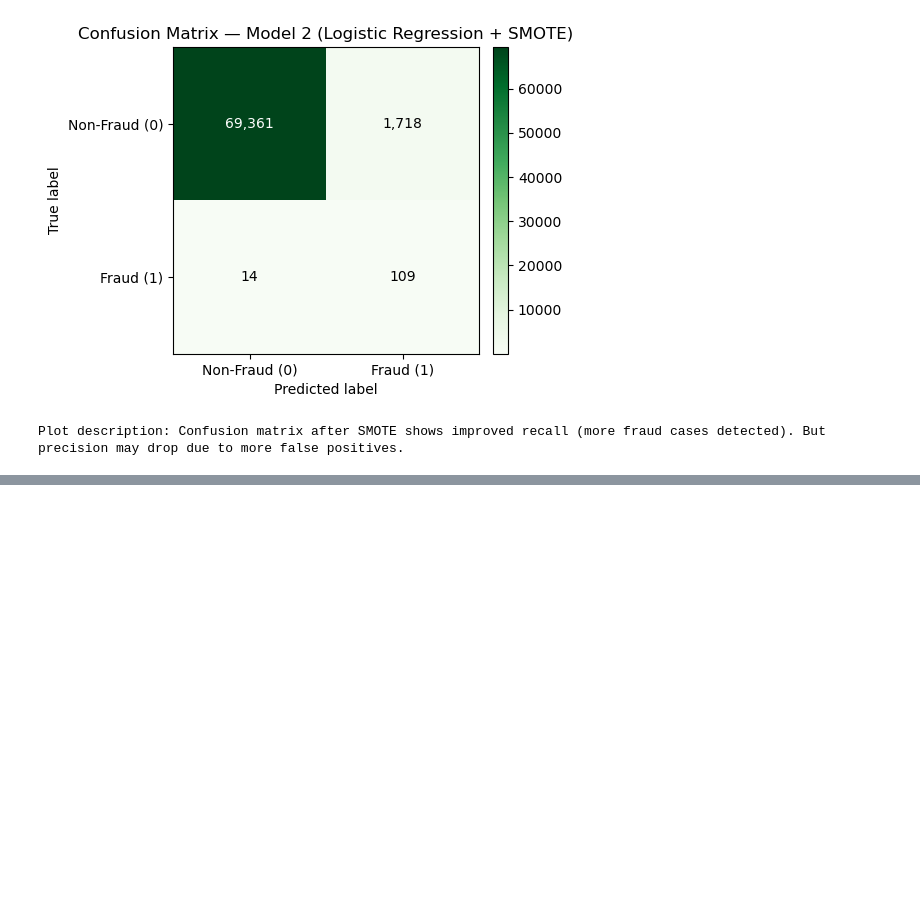
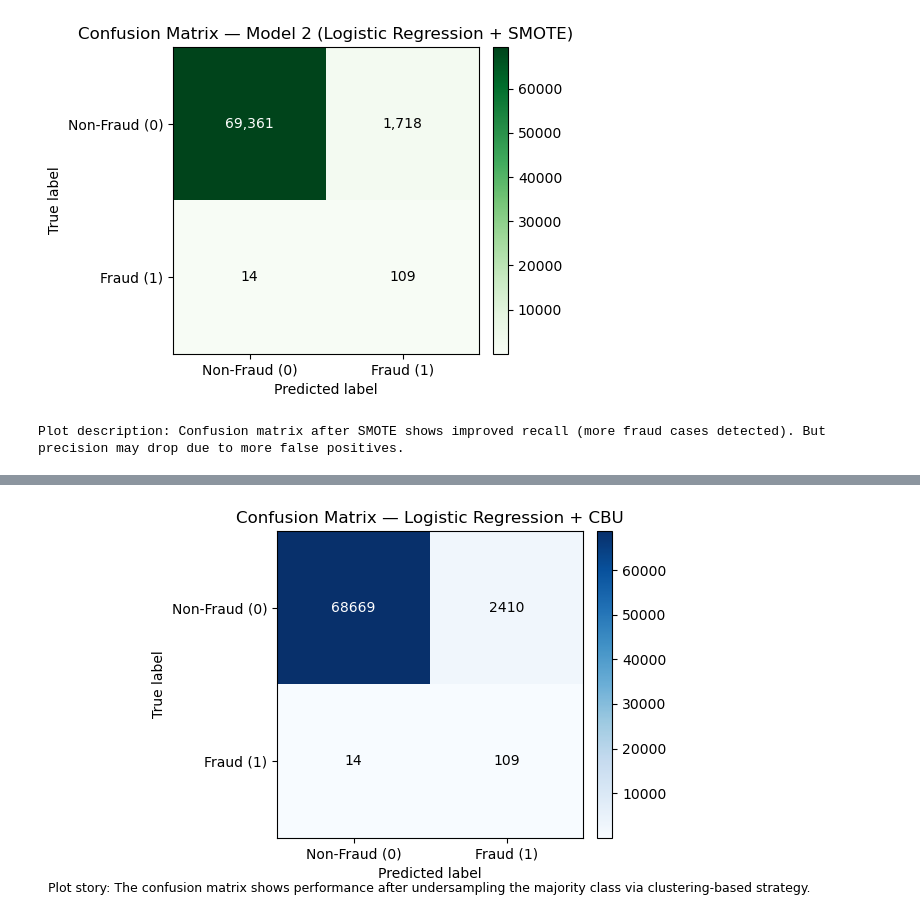
Before and after one commit to neer-patel-11/DAL_3, a Jupyter notebook: DA25M021_DAL_3.ipynb, the cells around one changed output, grey strips where cells are left out. Drawn from its saved outputs; the diff is of its cells as text; code cells hidden in the pictures; blank space fills up the shorter version.

Commit message:
Clustering-Based Undersampling (CBU)

```diff
--- a/DA25M021_DAL_3.ipynb
+++ b/DA25M021_DAL_3.ipynb
@@ -470,0 +593,28 @@ illustrates improved minority recall while controlling false positives.
+# %%
+
+#  Confusion Matrix Plot
+fig, ax = plt.subplots(figsize=(5,4))
+im = ax.imshow(cm_cbu, interpolation='nearest', cmap=plt.cm.Blues)
+ax.set_title("Confusion Matrix — Logistic Regression + CBU")
+ax.set_xlabel("Predicted label")
+ax.set_ylabel("True label")
+ax.set_xticks([0,1]); ax.set_xticklabels(['Non-Fraud (0)', 'Fraud (1)'])
+ax.set_yticks([0,1]); ax.set_yticklabels(['Non-Fraud (0)', 'Fraud (1)'])
+
+# Annotate cell counts
+thresh = cm_cbu.max() / 2
+for i in range(cm_cbu.shape[0]):
+    for j in range(cm_cbu.shape[1]):
+        ax.text(j, i, f"{cm_cbu[i, j]}",
+                ha="center", va="center",
+                color="white" if cm_cbu[i, j] > thresh else "black")
+
+plt.colorbar(im, ax=ax, fraction=0.046, pad=0.04)
+plt.figtext(0.5, 0.01,
+            "Plot story: The confusion matrix shows performance after "
+            "undersampling the majority class via clustering-based strategy.",
+            ha='center', fontsize=9)
+plt.tight_layout()
+plt.show()
+# %% [output]
+[figure, added]
```
Also changed, not shown: parts of 10 cells of this notebook.
